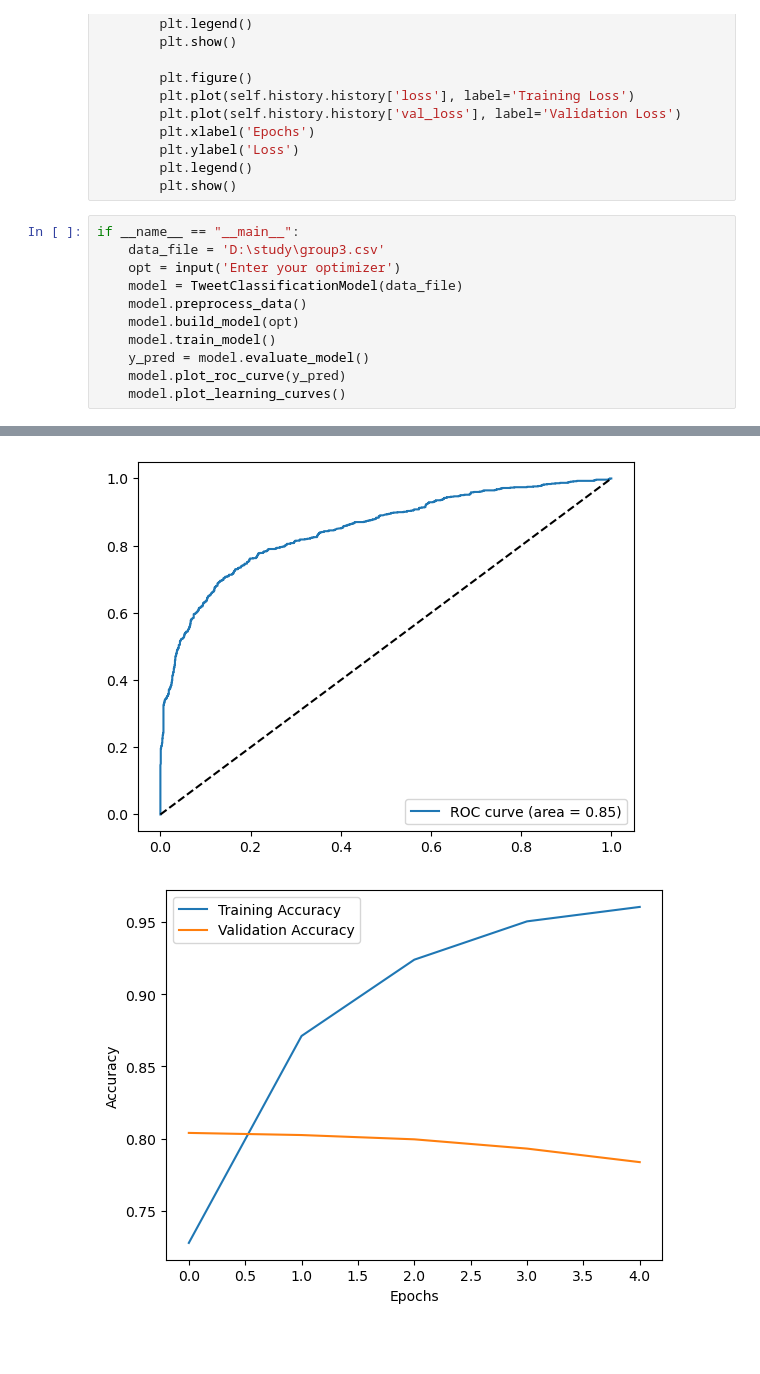
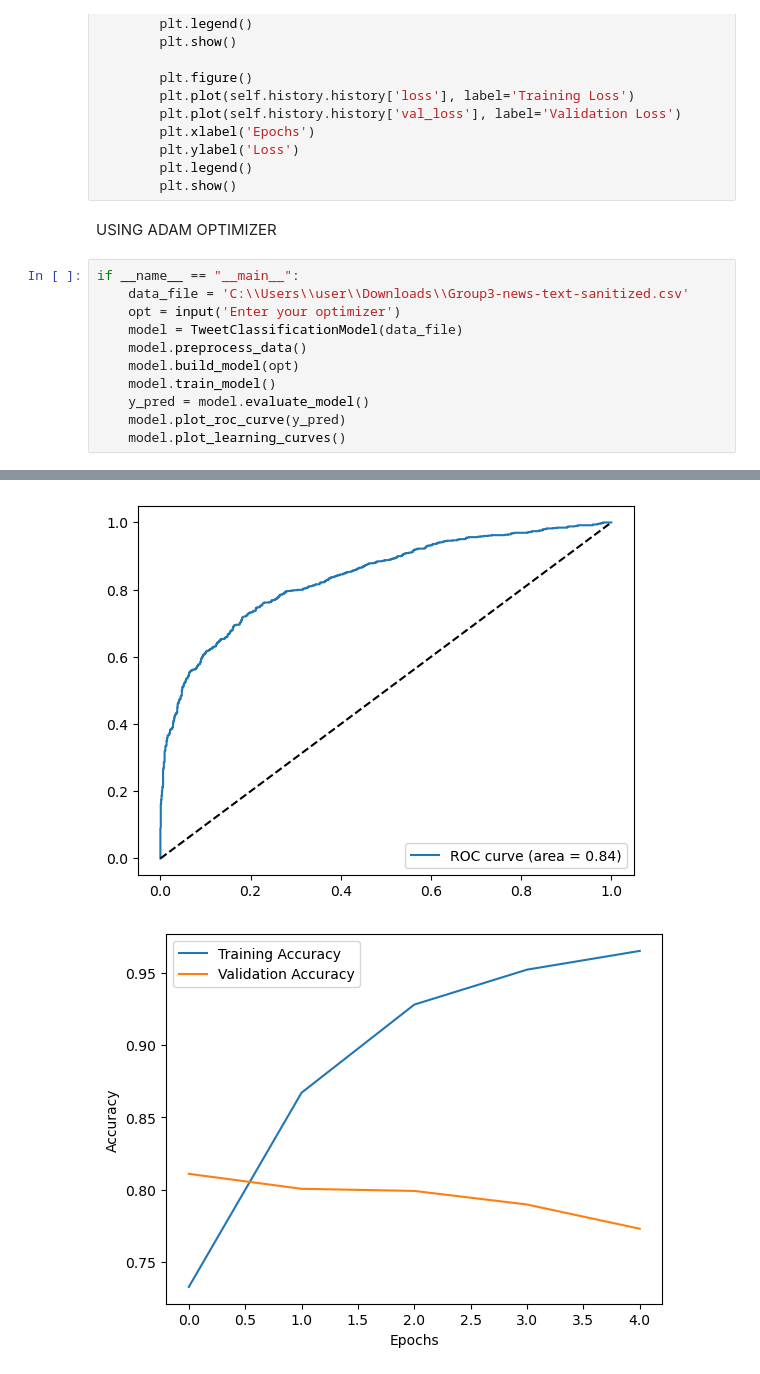
Before and after one commit to Sudkart/DS_ProjectManagement, a Jupyter notebook: model_DNN_OOPS.ipynb, the cells around one changed output, grey strips where cells are left out. Saved outputs shown, nothing was run; the diff lists cells and outputs as text; blank space fills up the shorter version.

```diff
--- a/model_DNN_OOPS.ipynb
+++ b/model_DNN_OOPS.ipynb
@@ -84,9 +84,11 @@ class TweetClassificationModel:
         plt.ylabel('Loss')
         plt.legend()
         plt.show()
+# %% [markdown]
+USING ADAM OPTIMIZER
 # %%
 if __name__ == "__main__":
-    data_file = 'D:\study\group3.csv'
+    data_file = 'C:\\Users\\user\\Downloads\\Group3-news-text-sanitized.csv'
     opt = input('Enter your optimizer')
     model = TweetClassificationModel(data_file)
     model.preprocess_data()
@@ -111,2 +113,2 @@ AUC: 0.8483923390134817
-[figure, old version]
+[figure, new version]
-[figure, old version]
+[figure, new version]
```
Also changed, not shown: parts of 13 cells of this notebook.
